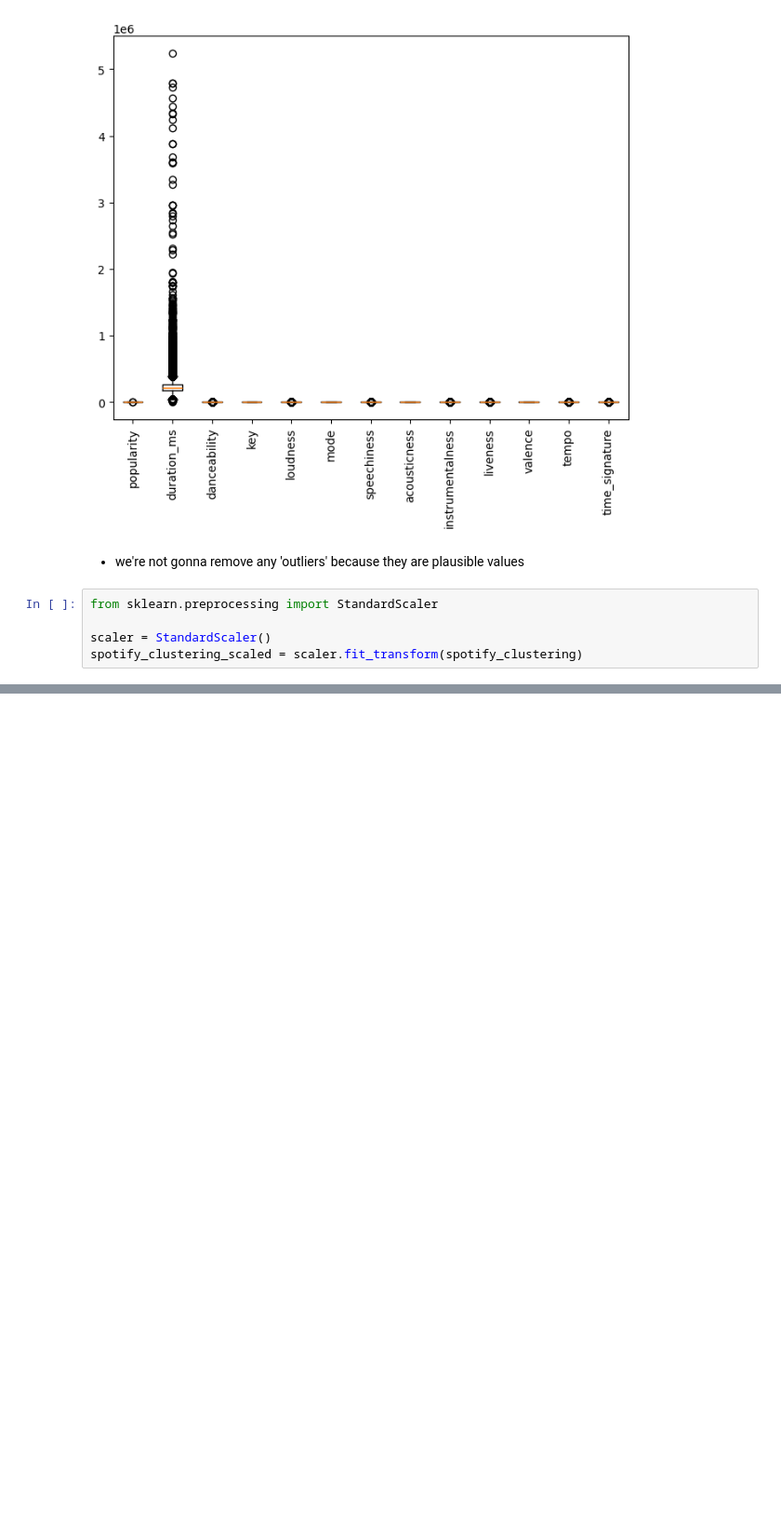
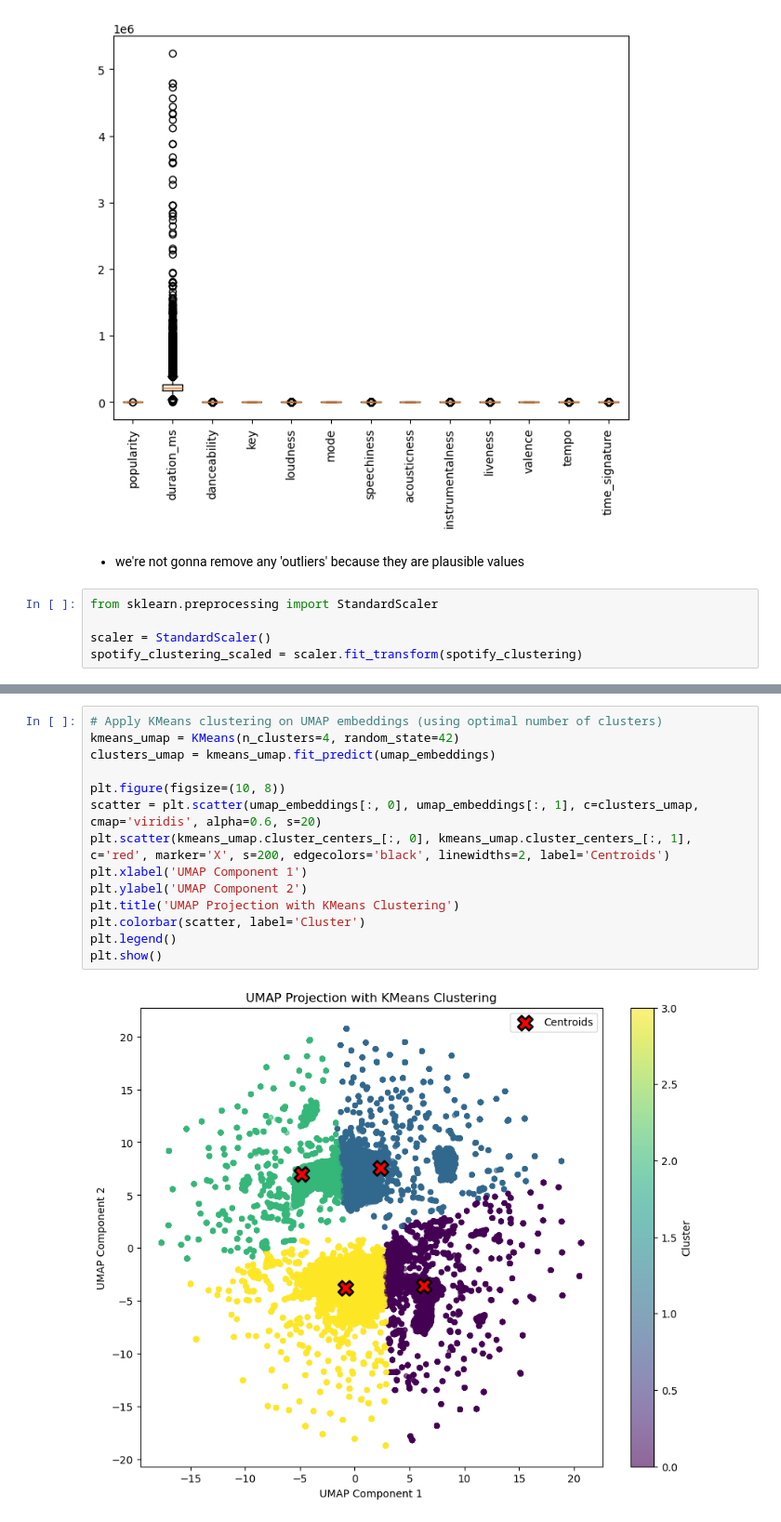
Before and after one commit to iinesclaro/ml2_projects, a Jupyter notebook: spotify_tracks_main.ipynb, the cells around one changed output, grey strips where cells are left out. Shown at 93% size. Drawn from its saved outputs; the diff is of its cells as text; blank space fills up the shorter version.

```diff
--- a/spotify_tracks_main.ipynb
+++ b/spotify_tracks_main.ipynb
@@ -228,0 +251,16 @@ plt.show()
+# %%
+# Apply KMeans clustering on UMAP embeddings (using optimal number of clusters)
+kmeans_umap = KMeans(n_clusters=4, random_state=42)
+clusters_umap = kmeans_umap.fit_predict(umap_embeddings)
+
+plt.figure(figsize=(10, 8))
+scatter = plt.scatter(umap_embeddings[:, 0], umap_embeddings[:, 1], c=clusters_umap, cmap='viridis', alpha=0.6, s=20)
+plt.scatter(kmeans_umap.cluster_centers_[:, 0], kmeans_umap.cluster_centers_[:, 1], c='red', marker='X', s=200, edgecolors='black', linewidths=2, label='Centroids')
+plt.xlabel('UMAP Component 1')
+plt.ylabel('UMAP Component 2')
+plt.title('UMAP Projection with KMeans Clustering')
+plt.colorbar(scatter, label='Cluster')
+plt.legend()
+plt.show()
+# %% [output]
+[figure, added]
```
Also changed, not shown: parts of 5 cells of this notebook.
